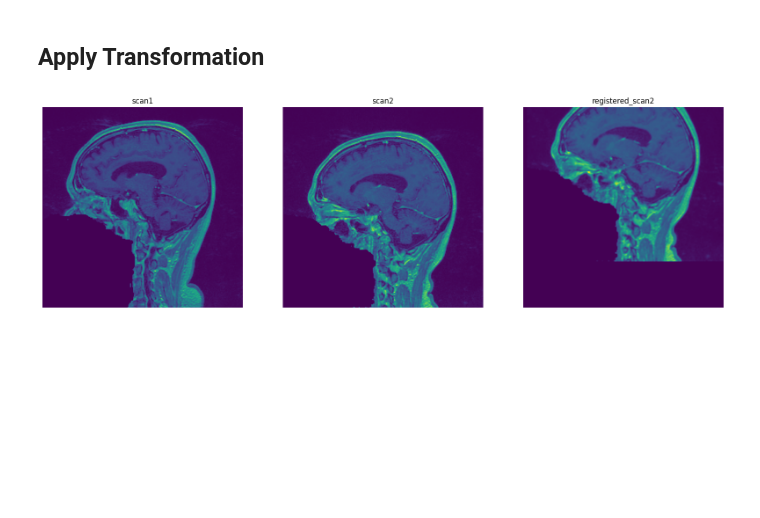
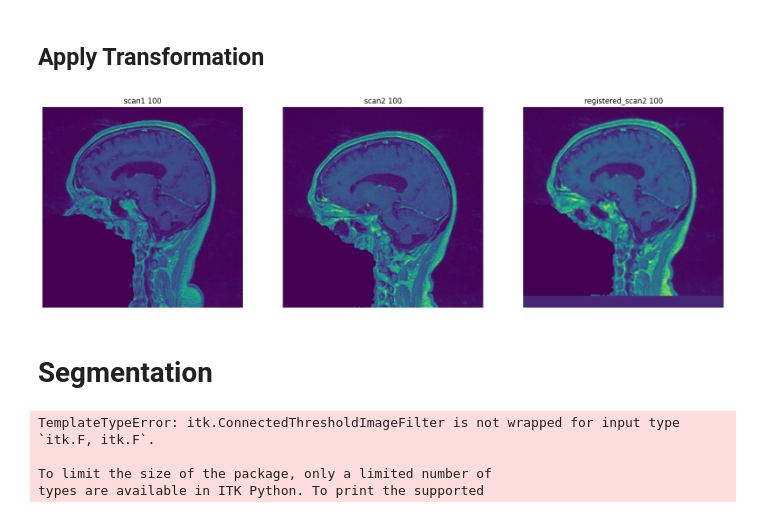
Before and after one commit to vertven/itk-vtk, a Jupyter notebook: project.ipynb, the cells around one changed output. Drawn from its saved outputs; the diff is of its cells as text; code cells hidden in the pictures; blank space fills up the shorter version.

```diff
--- a/project.ipynb
+++ b/project.ipynb
@@ -32,7 +38,7 @@ def show_images(images, index, titles):
     for i in range(len(images)):
         ax = fig.add_subplot(gridX, gridY, i + 1)
         ax.imshow(images[i][index, :, :])
-        ax.set_title(titles[i])
+        ax.set_title(titles[i] + " " + str(index))
         ax.axis("off")
 
     plt.show()
@@ -99,18 +157,46 @@ TranslationTransform (0x2b213ecb0)
 # %% [markdown]
 ## Apply Transformation
 # %%
-def apply_transform(transform, image):
+def apply_transform(transform, ref, image):
 
     resample_filter = itk.ResampleImageFilter.New(image)
     resample_filter.SetTransform(transform)
-    resample_filter.SetOutputParametersFromImage(image)
-    resample_filter.SetDefaultPixelValue(0)
+    resample_filter.SetUseReferenceImage(True)
+    resample_filter.SetReferenceImage(ref)
+
+    resample_filter.SetDefaultPixelValue(100)
     resample_filter.Update()
     return resample_filter.GetOutput()
 # %%
-registered_scan2 = apply_transform(final_transform, scan2)
+registered_scan2 = apply_transform(final_transform, scan1, scan2)
 
 show_images([scan1, scan2, registered_scan2], 100,
             ["scan1", "scan2", "registered_scan2"])
 # %% [output]
-[figure, old version]
+[figure, new version]
+# %% [markdown]
+# Segmentation
+# %%
+# Set the seed point for region growing (you can change these values)
+seed_point = itk.Index[3]()
+seed_point[0] = 100
+seed_point[1] = 100
+seed_point[2] = 50
+
+# Define the connected threshold filter
+connected_threshold_filter = itk.ConnectedThresholdImageFilter[itk.F, itk.F].New()
+connected_threshold_filter.SetInput(scan1)
+connected_threshold_filter.SetLower(100)  # Adjust these thresholds as needed
+connected_threshold_filter.SetUpper(200)  # Adjust these thresholds as needed
+connected_threshold_filter.SetSeed(seed_point)
+
+# Perform segmentation
+connected_threshold_filter.Update()
+
+# Get the segmented image
+segmented_image = connected_threshold_filter.GetOutput()
+# %% [output]
+TemplateTypeError: itk.ConnectedThresholdImageFilter is not wrapped for input type `itk.F, itk.F`.
+
+To limit the size of the package, only a limited number of
+types are available in ITK Python. To print the supported
```
Also changed, not shown: parts of 4 cells of this notebook.
